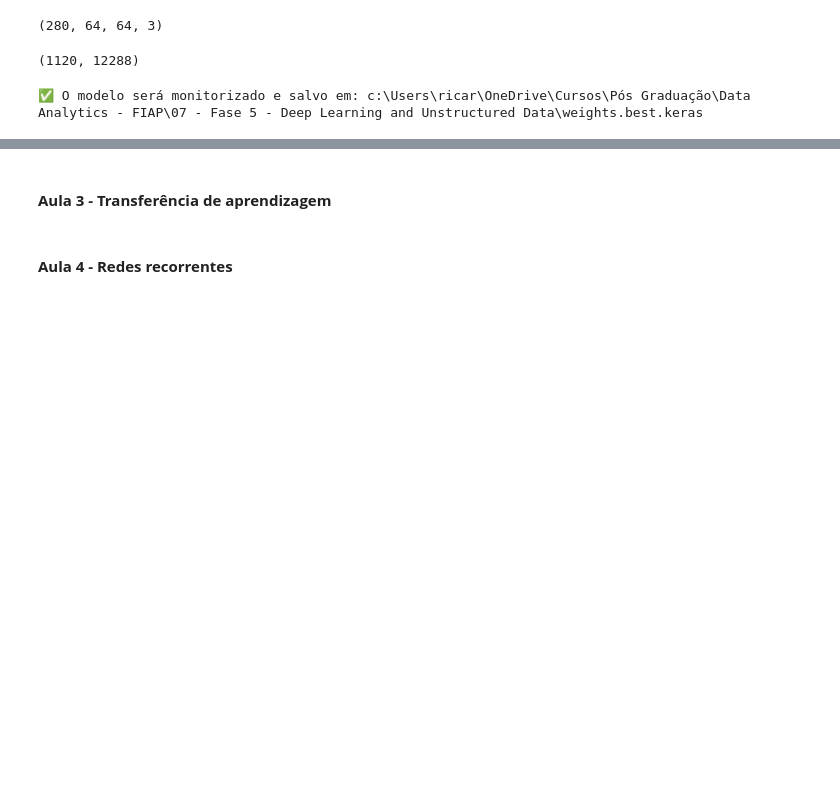
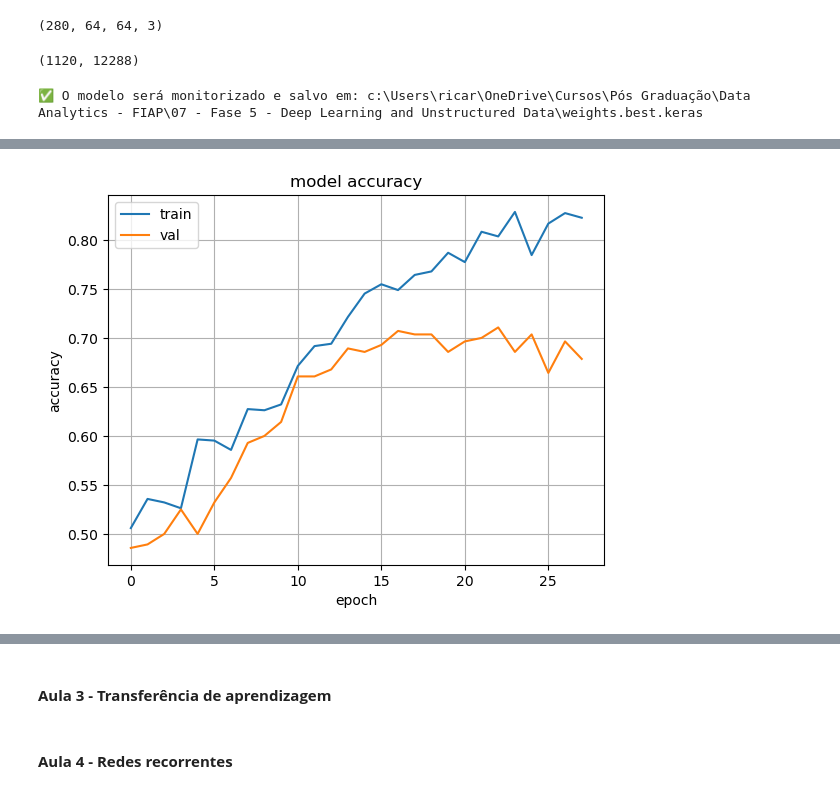
Before and after one commit to RicardViana/fiap-Deep-Learning-and-unstructured-data, a Jupyter notebook: deep_reinforcement_learning.ipynb, the cells around one changed output, grey strips where cells are left out. Cells and saved outputs as stored; diff of their text form; code cells hidden in the pictures; blank space fills up the shorter version.

```diff
--- a/deep_reinforcement_learning.ipynb
+++ b/deep_reinforcement_learning.ipynb
@@ -862,0 +876,31 @@ Uma taxa de aprendizagem baixa pode ser mais precisa, porém pode demorar para e
+# %%
+'''
+
+Vamos configurar uma técnica de validação do modelo para evitar que as épocas de processamento não executem o modelo sem ter melhoras significativas, o early stopping.
+Essa técnica monitora a perda no conjunto de validação e interrompe o treinamento se a perda não diminuir significativamente por um número especificado de épocas (10 no exemplo)
+após uma pequena melhoria (mínimo delta de 1e-5). Essa é uma técnica útil para evitar o overfitting e economizar tempo de treinamento.
+Podemos dizer que essa técnica ajuda o modelo a não ficar "estagnado", ou seja, se encontra em estado estacionário
+
+Além da configuração do early stopping, vamos configurar a função de custo com o Adam. A função de custo tem o papel de ajustar os pesos de uma rede neural durante o treinamento.
+O Adam também utiliza um termo de momentum para acelerar o processo de aprendizado.
+O momentum ajuda o algoritmo a superar regiões planas ou mínimos locais rasos, permitindo que ele "ganhe velocidade" na direção do mínimo global.
+O otimizador Adam requer menos configuração de hiperparâmetro da taxa de aprendizagem, então um valor padrão n = 0,001 pode ser uma boa opção!
+
+Lembrando que a taxa de aprendizagem (learning rate) é responsável por controlar o tamanho dos “passos” das interações para encontrar um melhor mínimo local (menor erro).
+Uma taxa de aprendizagem baixa pode ser mais precisa, porém pode demorar para encontrar o mínimo local. Uma taxa de aprendizado alta pode deixar passar o melhor mínimo local.
+
+'''
+
+# Monitor para interromper o modelo antecipadamente quando a melhoria da perda de validação for mínima
+monitor = EarlyStopping(monitor='val_loss', min_delta=1e-5, patience=10, verbose=1, mode='auto') #Aqui utilizando early stopping
+
+# Compilando o modelo e aplicação a função de custo Adam (utilizando a learning rate que configuramos anteriormente)
+model.compile(loss="categorical_crossentropy", optimizer=Adam(learning_rate), metrics=['accuracy'])
+
+# Salve os dados do modelo em um arquivo keras
+model.save('./cat_dog.keras')
+
+print(f"✅ O modelo será monitorizado e salvo em: {os.path.abspath('cat_dog.keras')}")
+
+# Resumo do modelo
+model.summary()
@@ -862,0 +972,12 @@ Uma taxa de aprendizagem baixa pode ser mais precisa, porém pode demorar para e
+# %%
+# Validação da acurácia por épocas
+plt.plot(history.history['accuracy'])
+plt.plot(history.history['val_accuracy'])
+plt.title('model accuracy')
+plt.ylabel('accuracy')
+plt.xlabel('epoch')
+plt.legend(['train', 'val'], loc='upper left')
+plt.grid(True)
+plt.show()
+# %% [output]
+[figure, added]
```
Also changed, not shown: parts of 25 cells of this notebook.
